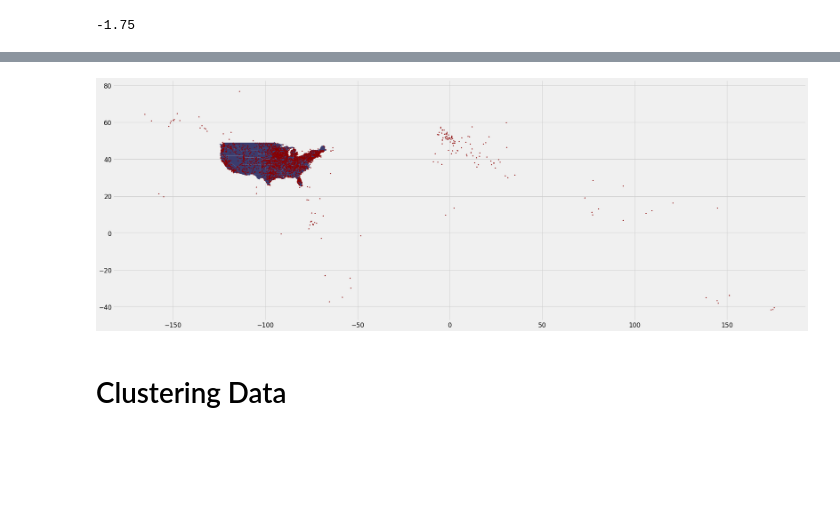
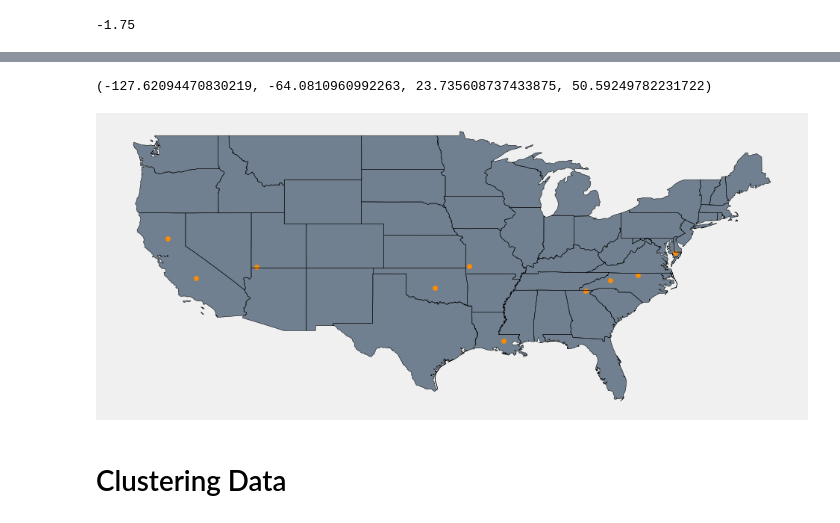
Before and after one commit to xazsanch/Identifiying-Over-and-Under-Performing-US-Movie-Theaters, a Jupyter notebook: over_under_theatres.ipynb, the cells around one changed output, grey strips where cells are left out. Drawn from its saved outputs; the diff is of its cells as text; code cells hidden in the pictures; blank space fills up the shorter version.

```diff
--- a/over_under_theatres.ipynb
+++ b/over_under_theatres.ipynb
@@ -1272,5 +1341,6 @@ from geopy.geocoders import Nominatim
 # %%
 usa = gpd.read_file("data/States_shapefile.shp")
 usa = usa[['State_Code','geometry']]
-usa[usa['State_Code'].isin(['AK','HI']) == False].plot(figsize=(30,20), color='#3B3C6E');
+usa = usa[usa['State_Code'].isin(['AK','HI']) == False]
+usa.plot(figsize=(30,20), color='#2347a8');
 # %% [output]
@@ -1352,9 +1453,15 @@ usa
+# %%
+sample = gdf.sample(10)
 # %%
-fig, ax = plt.subplots(1, figsize=(30,20))
-base = usa[usa['State_Code'].isin(['AK','HI']) == False].plot(ax=ax, color='#3B3C6E');
-gdf.plot(ax=base, color='darkred', marker="*", markersize=10);
+fig, ax = plt.subplots(1,1)
+base = usa[usa['State_Code'].isin(['AK','HI']) == False].plot(ax=ax, color='slategrey')
+usa.boundary.plot(ax=ax,linewidth=0.5,color='black')
+sample.plot(ax=base, color='darkorange', marker="o", markersize=40)
+
+plt.axis('off')
 # %% [output]
+(-127.62094470830219, -64.0810960992263, 23.735608737433875, 50.59249782231722)
-[figure, old version]
+[figure, new version]
 # %% [markdown]
 # Clustering Data
 # %%
```
Also changed, not shown: parts of 21 cells of this notebook.
